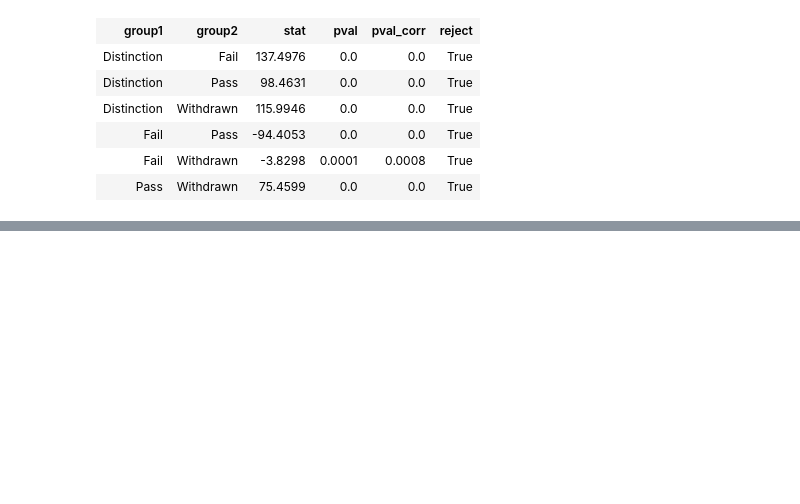
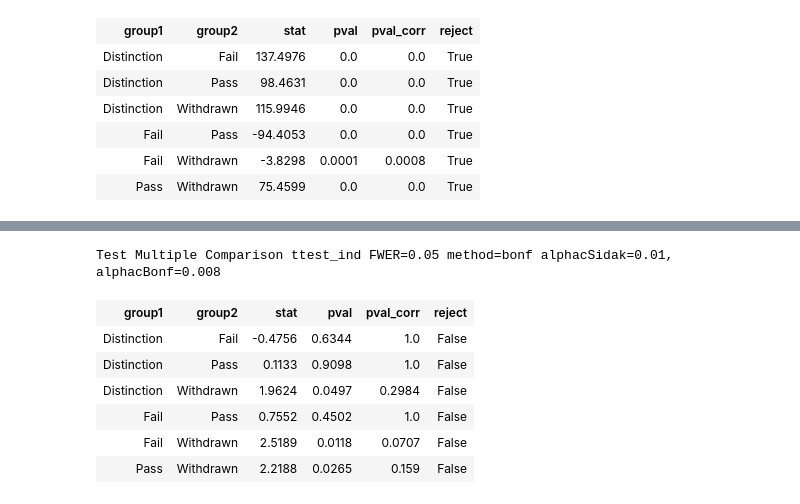
Before and after one commit to jpjavier23/capstone_2_final_documentation, a Jupyter notebook: capstone_2_final_report.ipynb, the cells around one changed output, grey strips where cells are left out. Cells and saved outputs as stored; diff of their text form; code cells hidden in the pictures; blank space fills up the shorter version.

```diff
--- a/capstone_2_final_report.ipynb
+++ b/capstone_2_final_report.ipynb
@@ -261,0 +338,13 @@ Notably, the scores between the four final results have roughly the same mean. B
+# %%
+comp2 = mc.MultiComparison(df11['mean_active'], df11['final_result'])
+tbl_act, a1_act, a2_act = comp2.allpairtest(stats.ttest_ind, alpha = 0.05, method = 'bonf')
+tbl_act
+# %% [output]
+Test Multiple Comparison ttest_ind FWER=0.05 method=bonf alphacSidak=0.01, alphacBonf=0.008
+| group1 | group2 | stat | pval | pval_corr | reject |
+| Distinction | Fail | -0.4756 | 0.6344 | 1.0 | False |
+| Distinction | Pass | 0.1133 | 0.9098 | 1.0 | False |
+| Distinction | Withdrawn | 1.9624 | 0.0497 | 0.2984 | False |
+| Fail | Pass | 0.7552 | 0.4502 | 1.0 | False |
+| Fail | Withdrawn | 2.5189 | 0.0118 | 0.0707 | False |
+| Pass | Withdrawn | 2.2188 | 0.0265 | 0.159 | False |
```
Also changed, not shown: parts of 10 cells of this notebook.
